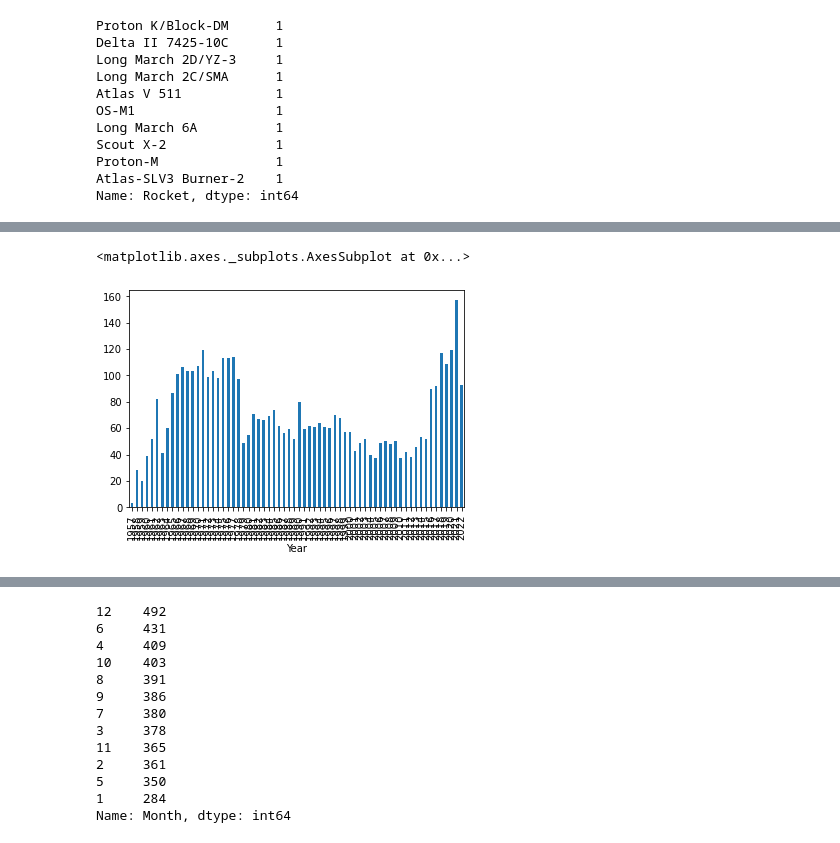
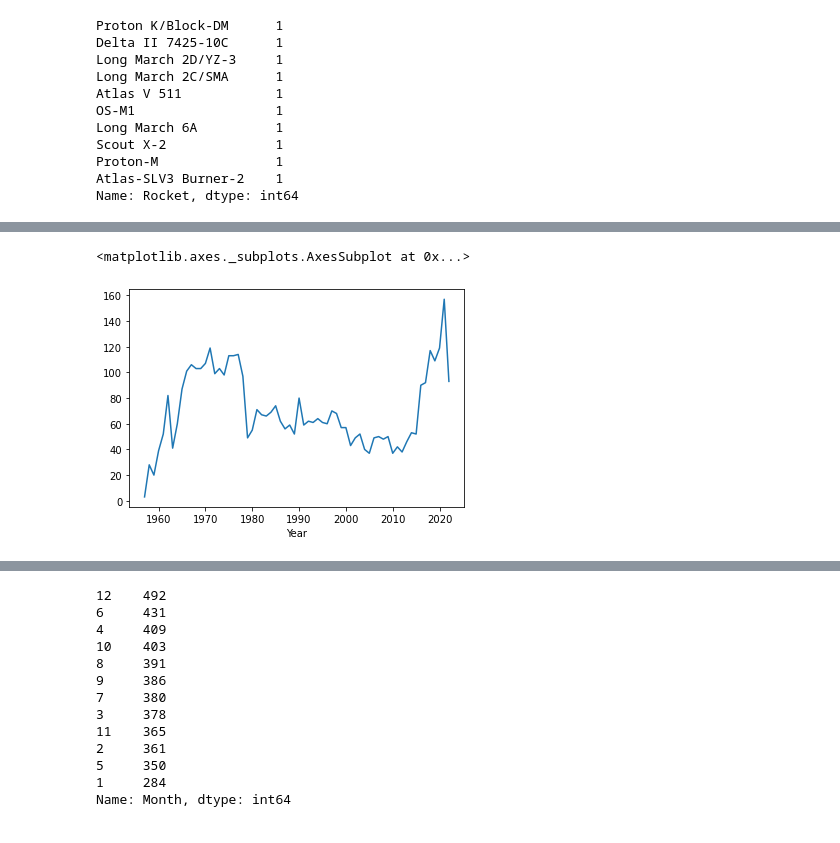
Before and after one commit to RahulRajdkp/MavenAnalytics, a Jupyter notebook: Space Missions/EDA_Space_dataset.ipynb, the cells around one changed output, grey strips where cells are left out. Cells and saved outputs as stored; diff of their text form; code cells hidden in the pictures.

```diff
--- a/Space Missions/EDA_Space_dataset.ipynb
+++ b/Space Missions/EDA_Space_dataset.ipynb
@@ -188,6 +165,7 @@ memory usage: 325.7+ KB
 # %%
 sp['Date']= pd.to_datetime(sp['Date'])
 sp['Time']= pd.to_datetime(sp['Time'])
+sp['Time'] = sp['Time'].dt.time
 sp.info()
 # %% [output]
 <class 'pandas.core.frame.DataFrame'>
@@ -305,6 +228,7 @@ sp.head(10)
 # %%
 sp['Year']= sp['Date'].dt.year
 sp['Month']= sp['Date'].dt.month
-sp['Hour']= sp['Time'].dt.hour
-print(sp)
+sp['Day']= sp['Date'].dt.day
+
+sp.head(5)
 # %% [output]
@@ -333,0 +241,4 @@ Index(['Company', 'Location', 'Date', 'Time', 'Rocket', 'Mission',
+# %%
+c= sp['Time'].astype(str)
+sp['Hour']= c.str.slice(0,2,)
+sp['Hour']
@@ -334,5 +258,5 @@ Index(['Company', 'Location', 'Date', 'Time', 'Rocket', 'Mission',
 # %%
-columns = ['Company', 'Location', 'Date', 'Year', 'Month', 'Time','Hour', 'Rocket', 'Mission',
+columns = ['Company', 'Location', 'Date', 'Year', 'Month','Day', 'Time','Hour', 'Rocket', 'Mission',
        'RocketStatus', 'Price', 'MissionStatus']
 sp = sp[columns]
 sp.head(5)
@@ -477,6 +424,5 @@ Name: Rocket, dtype: int64
 # %%
-y_c = sp["Year"].groupby(sp["Year"]).count()
-y_c.plot(kind="bar")
+sp["Year"].groupby(sp["Year"]).count() .plot(kind="line")
 # %% [output]
 <matplotlib.axes._subplots.AxesSubplot at 0x...>
-[figure, old version]
+[figure, new version]
```
Also changed, not shown: parts of 124 cells of this notebook.
